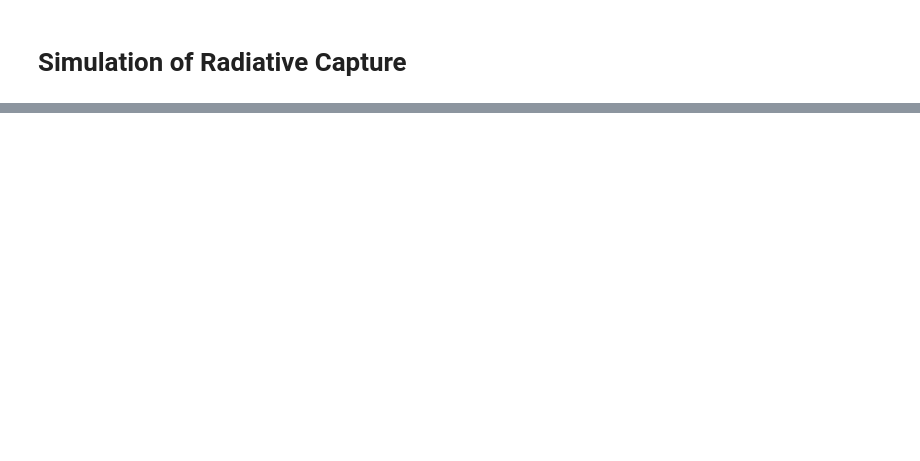
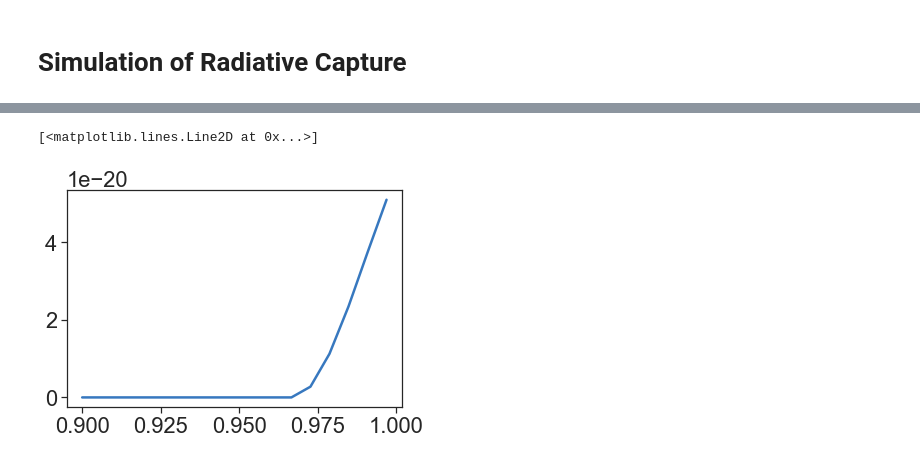
Before and after one commit to materialsproject/pymatgen-analysis-defects, a Jupyter notebook: tutorials/4-radiative-capture.ipynb, the cells around one changed output, grey strips where cells are left out. Cells and saved outputs as stored; diff of their text form; code cells hidden in the pictures; blank space fills up the shorter version.

```diff
--- a/tutorials/4-radiative-capture.ipynb
+++ b/tutorials/4-radiative-capture.ipynb
@@ -34,0 +110,14 @@ plt.plot(T, rc)
+# %%
+rcap = RadiativeCatpture(
+    initial_state=rad_cap.initial_state,
+    final_state=fake_final,
+    dQ=0.0,
+    waveder=rad_cap.waveder,
+)
+dE = 1.0
+omega_photon = np.linspace(0.9, 1.5, 100)
+res = [rcap.get_coeff(T=600, dE=dE, omega_photon=op) for op in omega_photon]
+plt.plot(omega_photon, res)
+# %% [output]
+[<matplotlib.lines.Line2D at 0x...>]
+[figure, added]
```
Also changed, not shown: parts of 22 cells of this notebook, 3 other files.
